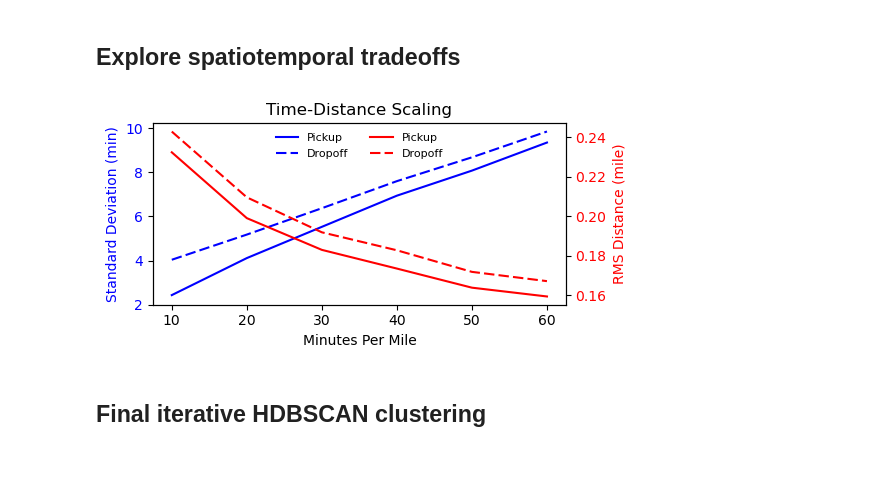
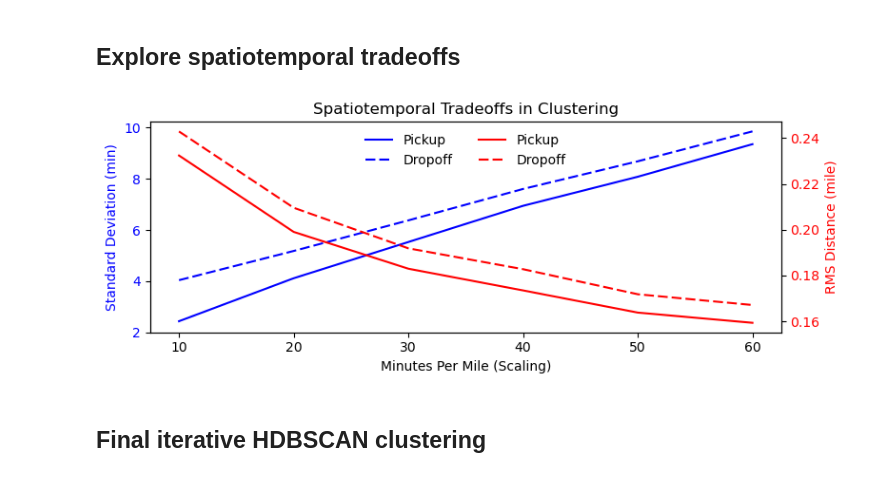
Before and after one commit to calebclayreagor/nyc-taxi-efficiency, a Jupyter notebook: notebooks/01_clustering.ipynb, the cells around one changed output. Drawn from its saved outputs; the diff is of its cells as text; code cells hidden in the pictures.

Commit message:
Update scaling figure

```diff
--- a/notebooks/01_clustering.ipynb
+++ b/notebooks/01_clustering.ipynb
@@ -73,43 +73,43 @@ for i in range(time_scale.size):
     clus_size[i, 1] = res_i['clus_size'].mean()
 # %%
 # average STD time of pickups, dropoffs
-fig, ax = plt.subplots(1, 1, figsize = (5.5, 2.75))
+fig, ax = plt.subplots(1, 1, figsize = (8, 3.15))
 ax.plot(time_scale, std_t[:, 0], c = 'b', ls = '-', label = 'Pickup')
 ax.plot(time_scale, std_t[:, 1], c = 'b', ls = (0, (5, 2)), label = 'Dropoff')
 ax.set_ylabel('Standard Deviation (min)', color = 'b')
 ax.set_yticks(np.arange(2, 11, 2))
 ax.tick_params('y', labelcolor = 'b')
 
 # average RMS distance of pickups, dropoffs
 ax0 = ax.twinx()
 ax0.plot(time_scale, rmsd_xy[:, 0], c = 'r', ls = '-', label = 'Pickup')
 ax0.plot(time_scale, rmsd_xy[:, 1], c = 'r', ls = (0, (5, 2)), label = 'Dropoff')
 ax0.set_ylabel('RMS Distance (mile)', color = 'r')
 ax0.tick_params('y', labelcolor = 'r')
 
 # legend
 lines = ax.get_lines() + ax0.get_lines()
 labels = [l.get_label() for l in lines]
-ax.legend(lines, labels, ncols = 2, loc = 'upper center', fontsize = 8, frameon = False)
+ax.legend(lines, labels, ncols = 2, loc = 'upper center', frameon = False)
 
-ax.set_title('Time-Distance Scaling')
-ax.set_xlabel('Minutes Per Mile')
+ax.set_title('Spatiotemporal Tradeoffs in Clustering')
+ax.set_xlabel('Minutes Per Mile (Scaling)')
 plt.tight_layout()
 plt.savefig(os.path.join(outdir, 'scaling.svg'))
 
 # # percent of passengers clustered
 # ax[1].plot(time_scale, clus_size[:, 0] * 100, c = 'purple')
 # ax[1].set_ylabel('Clustered (%)', color = 'purple')
 # ax[1].tick_params('y', labelcolor = 'purple')
 
 # # average passengers per cluster
 # ax1 = ax[1].twinx()
 # ax1.plot(time_scale, clus_size[:, 1], c = 'g')
 # ax1.set_ylabel('Passengers (avg)', color = 'g')
 # ax1.tick_params('y', labelcolor = 'g')
 # ax1.set_yticks(np.arange(12, 14, .5))
 # %% [output]
-[figure, old version]
+[figure, new version]
 # %% [markdown]
 ## Final iterative HDBSCAN clustering
 # %%
```
Also changed, not shown: 1 other file.
